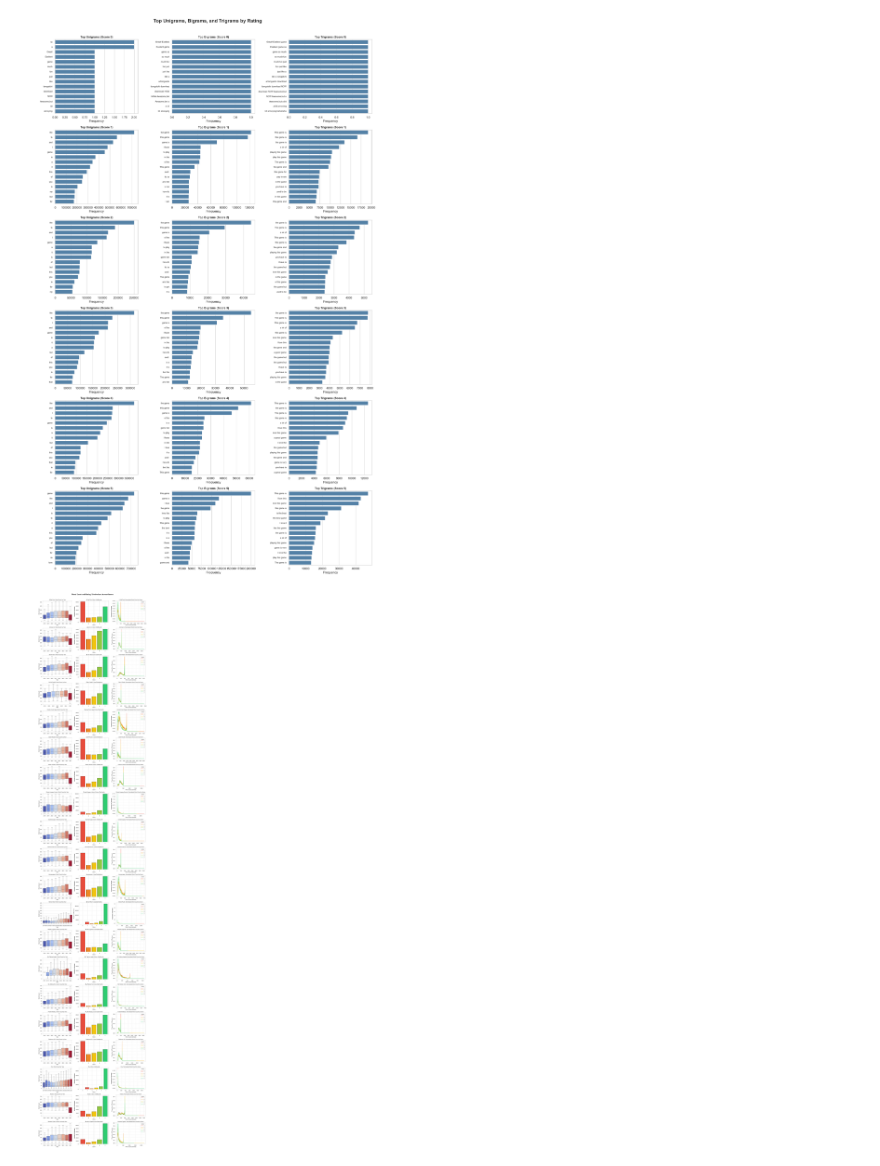
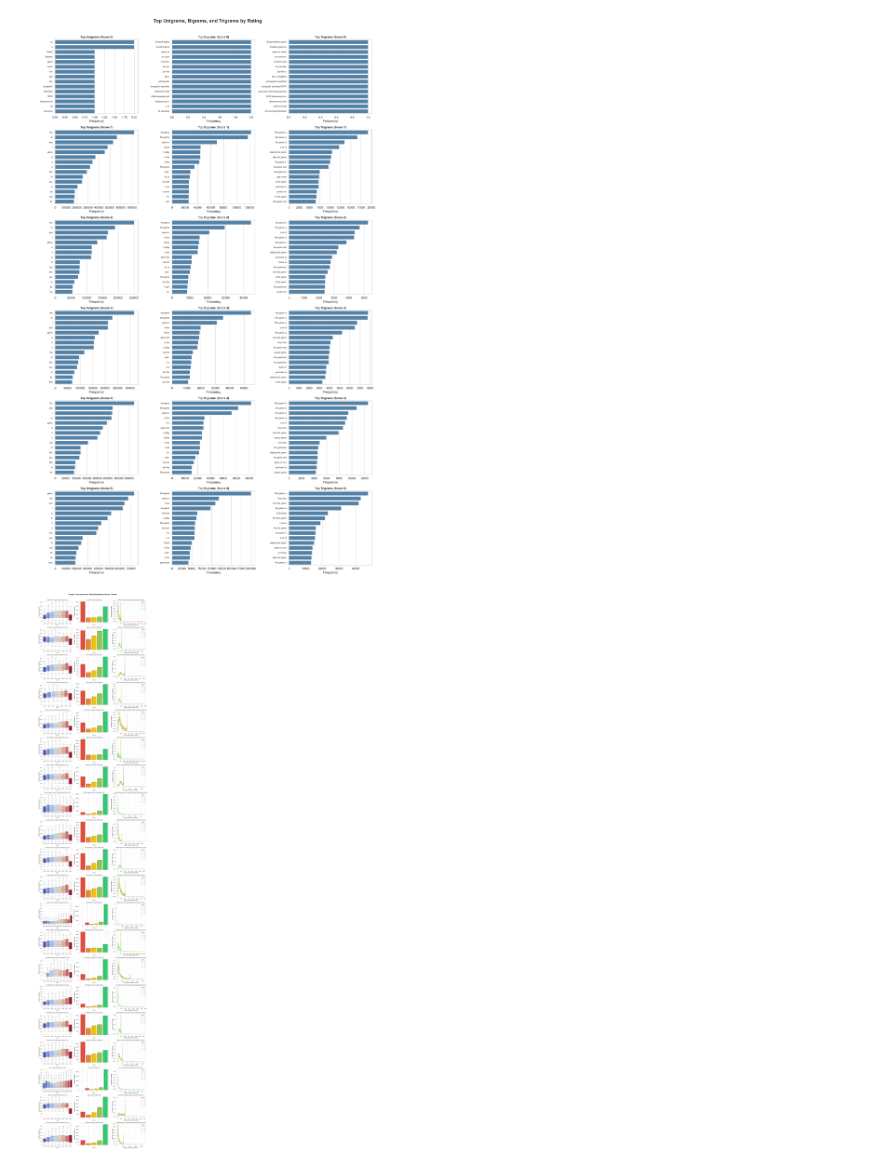
Before and after one commit to Tinnne/Play-Store-Ratings-Prediction, a Jupyter notebook: 02EDA.ipynb, the cells around one changed output. Saved outputs shown, nothing was run; the diff lists cells and outputs as text; code cells hidden in the pictures.

```diff
--- a/02EDA.ipynb
+++ b/02EDA.ipynb
@@ -84,15 +91,15 @@ for i, app_name in enumerate(games):
     game_data["length"] = game_data["content"].astype(str).str.len()
     game_data["word_count"] = game_data["content"].astype(str).str.split().str.len()
 
-    # --- 1️⃣ Word count by year ---
+    # --- 1️⃣ Length (characters) by year ---
     sns.boxplot(
         x="year", y="length", hue="year",
         data=game_data, palette="coolwarm",
         showfliers=False, legend=False, ax=axes[i][0]
     )
-    axes[i][0].set_title(f"{app_name}: Word Count by Year")
+    axes[i][0].set_title(f"{app_name}: Length (characters) by Year")
     axes[i][0].set_xlabel("Year")
-    axes[i][0].set_ylabel("Word Count")
+    axes[i][0].set_ylabel("Length (characters)")
 
     # --- 2️⃣ Score distribution ---
     score_count = game_data["score"].value_counts().sort_index()
@@ -100,41 +107,41 @@ for i, app_name in enumerate(games):
         score_count.index,
         score_count.values,
         color=[rating_colors((s - 1) / 4) for s in score_count.index],
         edgecolor="black"
     )
     axes[i][1].set_title(f"{app_name}: Score Distribution")
     axes[i][1].set_xlabel("Score")
     axes[i][1].set_ylabel("Number of Reviews")
     axes[i][1].grid(axis="y", linestyle="--", alpha=0.6)
 
-    # --- 3️⃣ Normalized word count distribution ---
+    # --- 3️⃣ Normalized Length (characters) distribution ---
     bins = np.arange(0, game_data["length"].max() + 5, 5)
     game_data["word_bin"] = pd.cut(game_data["length"], bins)
 
-    word_counts = (
+    counts = (
         game_data.groupby(["word_bin", "score"], observed=True)
         .size().reset_index(name="count")
     )
-    total_per_score = word_counts.groupby("score")["count"].transform("sum")
-    word_counts["normalized"] = word_counts["count"] / total_per_score
-    word_counts["word_mid"] = word_counts["word_bin"].apply(lambda x: x.mid)
+    total_per_score = counts.groupby("score")["count"].transform("sum")
+    counts["normalized"] = counts["count"] / total_per_score
+    counts["word_mid"] = counts["word_bin"].apply(lambda x: x.mid)
 
     sns.lineplot(
-        data=word_counts,
+        data=counts,
         x="word_mid",
         y="normalized",
         hue="score",
-        palette=[rating_colors((s - 1) / 4) for s in sorted(word_counts["score"].unique())],
+        palette=[rating_colors((s - 1) / 4) for s in sorted(counts["score"].unique())],
         ax=axes[i][2]
     )
-    axes[i][2].set_title(f"{app_name}: Normalized Word Count by Score")
-    axes[i][2].set_xlabel("Word Count (binned)")
+    axes[i][2].set_title(f"{app_name}: Normalized Length (characters) by Score")
+    axes[i][2].set_xlabel("Length (characters) (binned)")
     axes[i][2].set_ylabel("Proportion of Reviews")
     axes[i][2].grid(True, linestyle="--", alpha=0.6)
 
 # --- layout ---
 plt.tight_layout()
-plt.suptitle("Word Count and Rating Distribution Across Games", fontsize=18, fontweight="bold", y=1.008)
+plt.suptitle("Length (characters) and Rating Distribution Across Games", fontsize=18, fontweight="bold", y=1.008)
 plt.show()
 # %% [output]
-[figure, old version]
+[figure, new version]
```
Also changed, not shown: parts of 1 cell of this notebook, 6 other files.
